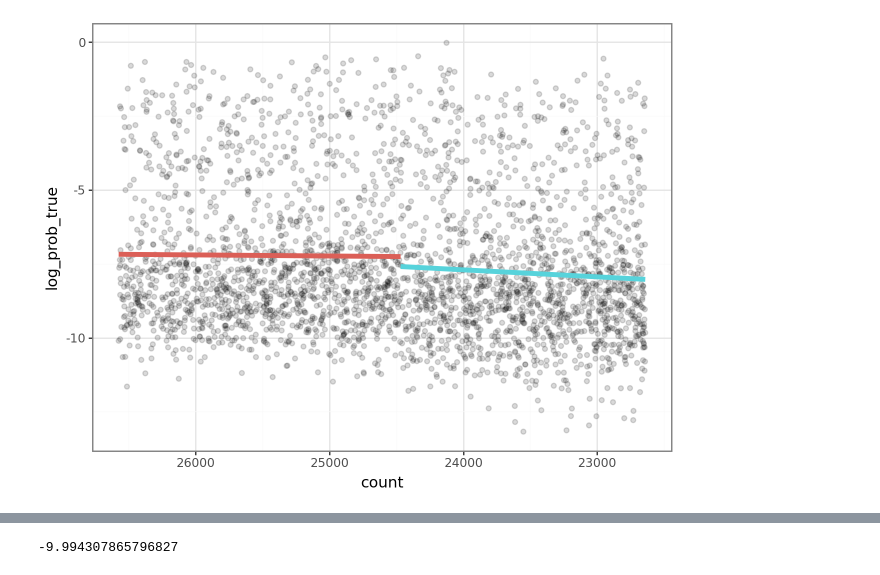
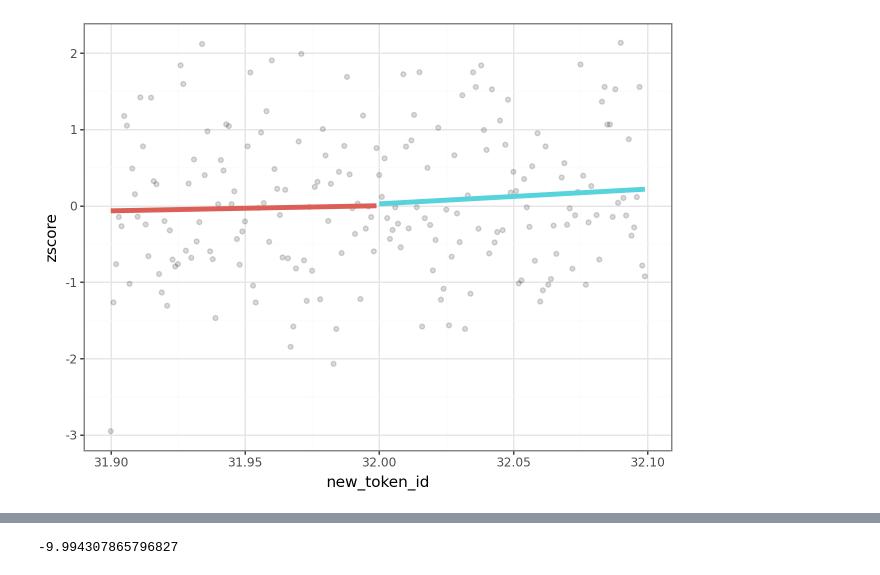
Before and after one commit to pietrolesci/tokenisation-bias, a Jupyter notebook: notebooks/run_rdd.ipynb, the cells around one changed output, grey strips where cells are left out. Saved outputs shown, nothing was run; the diff lists cells and outputs as text; code cells hidden in the pictures.

Commit message:
add 88M model

```diff
--- a/notebooks/run_rdd.ipynb
+++ b/notebooks/run_rdd.ipynb
@@ -13,0 +10,3 @@ df = pl.read_parquet(path)
+# %%
+run_path = Path("outputs/model_eval/smol_llama-81M-tied_bpe32000minipile_last_2024-09-30T19-42-18_2024-10-02T16-09-12")
+df = pl.read_parquet(run_path / "eval_last.parquet")
@@ -28,5 +46,5 @@ df = df.explode(df.columns)
 # %%
-raw_tok_path = Path("/home/pl487/rdd/outputs/tok_train/bpe_2024-09-04T12-59-54")
+raw_tok_path = Path("/home/pl487/rdd/outputs/tok_train/bpe_minipile_2024-09-22T17-58-54")
 tok = pl.DataFrame(srsly.read_jsonl(Path(raw_tok_path) / "implemented_merges.jsonl"))
 # %%
 tok_type = "bpe"
@@ -110,0 +112,4 @@ shape: (5, 5)
+# %%
+avg_df = avg_df.with_columns(
+    zscore=(pl.col("log_prob_true") - pl.col("log_prob_true").mean()) / pl.col("log_prob_true").std()
+)
@@ -111,7 +133,19 @@ shape: (5, 5)
 # %%
+win = .1
+regdata = avg_df.filter((pl.col("new_token_id") < 32 + win) & (pl.col("new_token_id") > 32 - win))
+
 # Fit model
-# rdd = smf.ols("log_prob_true ~ new_token_id + is_out_vocab + new_token_id:is_out_vocab", avg_df.to_pandas()).fit(cov_type="HC3")
-rdd = smf.ols("log_prob_true ~ count + is_out_vocab + count:is_out_vocab", avg_df.to_pandas()).fit(cov_type="HC3")
+rdd = smf.ols(
+    "zscore ~ new_token_id + is_out_vocab + new_token_id:is_out_vocab",
+    regdata.to_pandas()
+).fit(cov_type="HC3")
+# rdd = (
+#     smf.ols(
+#         "log_prob_true ~ count + is_out_vocab + count:is_out_vocab",
+#         avg_df.to_pandas()
+#     )
+#     .fit(cov_type="HC3")
+# )
 
 # Compute discontinuity at threasold
 # discontinuity_at_threshold = rdd.predict({"new_token_id": [31.999, 32.0], "is_out_vocab": [False, True]}).to_dict()
@@ -160,17 +180,17 @@ Length: 2993, dtype: float64
 # %%
 p = (
-    pn.ggplot(avg_df, pn.aes(x="count", y="log_prob_true"))
+    pn.ggplot(regdata, pn.aes(x="new_token_id", y="zscore"))
     + pn.geom_point(alpha=0.15)
     + pn.geom_line(pn.aes(y=rdd.fittedvalues, color="is_out_vocab"), size=2)
-    # pn.coord_cartesian(ylim=(4, 12)) +
+    # + pn.coord_cartesian(ylim=(-8, -5))
     # + pn.geom_vline(xintercept=vocab_size / 1000, linetype="dashed", color="black")
-    + pn.scale_x_reverse()
+    # + pn.scale_x_reverse()
     # + pn.labs(x="", y="", colour="", title=f"Discontinuity at threshold: {discontinuity_at_threshold:.2f}")
     + pn.scale_colour_discrete(guide=None)
     + pn.theme_bw()
     # pn.scale_y_log10()
 )
 
 p
 # %% [output]
-[figure, old version]
+[figure, new version]
```
Also changed, not shown: parts of 12 cells of this notebook, 4 other files.
